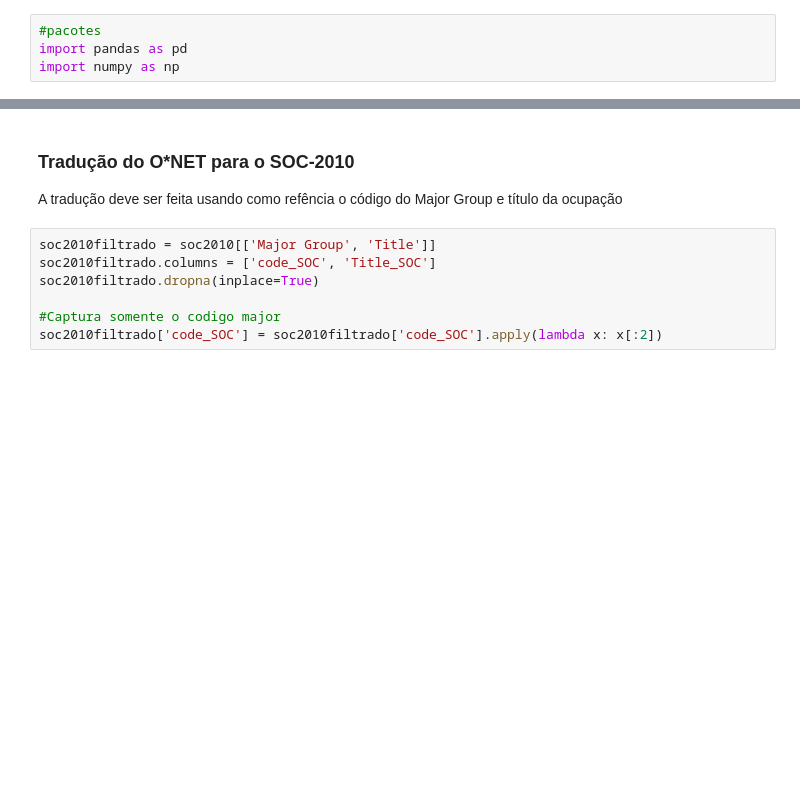
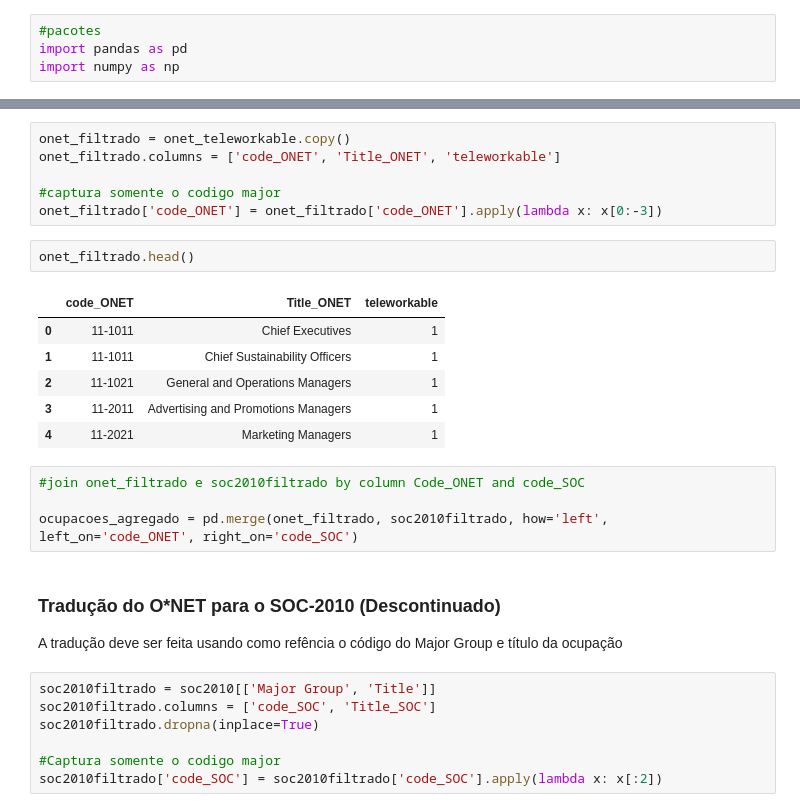
Before and after one commit to msbrasil/Mercado-de-Trabalho-Remoto, a Jupyter notebook: Notebooks/Tradução dos Códigos de Ocupação.ipynb, the cells around one changed output, grey strips where cells are left out. Drawn from its saved outputs; the diff is of its cells as text; blank space fills up the shorter version.

```diff
--- a/Notebooks/Tradução dos Códigos de Ocupação.ipynb
+++ b/Notebooks/Tradução dos Códigos de Ocupação.ipynb
@@ -33,5 +55,24 @@ cod2010 = pd.read_excel('../Anexos/COD 2010.xlsx') #Ocupações COD 2010
+# %%
+onet_filtrado = onet_teleworkable.copy()
+onet_filtrado.columns = ['code_ONET', 'Title_ONET', 'teleworkable']
+
+#captura somente o codigo major
+onet_filtrado['code_ONET'] = onet_filtrado['code_ONET'].apply(lambda x: x[0:-3])
+# %%
+onet_filtrado.head()
+# %% [output]
+|  | code_ONET | Title_ONET | teleworkable |
+| 0 | 11-1011 | Chief Executives | 1 |
+| 1 | 11-1011 | Chief Sustainability Officers | 1 |
+| 2 | 11-1021 | General and Operations Managers | 1 |
+| 3 | 11-2011 | Advertising and Promotions Managers | 1 |
+| 4 | 11-2021 | Marketing Managers | 1 |
+# %%
+#join onet_filtrado e soc2010filtrado by column Code_ONET and code_SOC
+
+ocupacoes_agregado = pd.merge(onet_filtrado, soc2010filtrado, how='left', left_on='code_ONET', right_on='code_SOC')
 # %% [markdown]
-### Tradução do O\*NET para o SOC-2010
+### Tradução do O\*NET para o SOC-2010 (Descontinuado)
 
 A tradução deve ser feita usando como refência o código do Major Group e título da ocupação
 # %%
```
Also changed, not shown: parts of 10 cells of this notebook.
